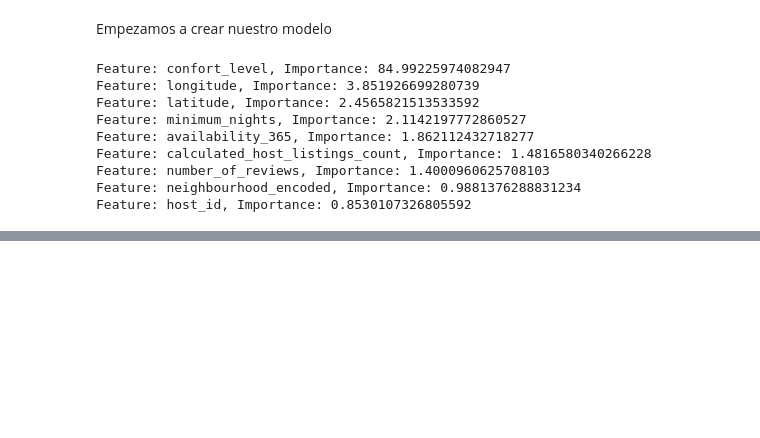
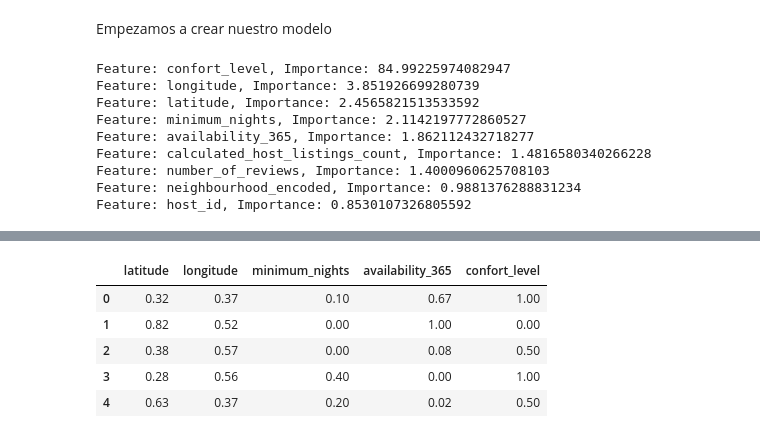
Before and after one commit to 4GeeksAcademy/machine-learning-joel, a Jupyter notebook: src/explore.ipynb, the cells around one changed output, grey strips where cells are left out. Cells and saved outputs as stored; diff of their text form; code cells hidden in the pictures; blank space fills up the shorter version.

```diff
--- a/src/explore.ipynb
+++ b/src/explore.ipynb
@@ -543,0 +562,21 @@ df_new
+# %%
+binary_cols = X_train[(X_train==0)|(X_train==1)].dropna(axis=1).columns
+X_train_num = X_train.drop(binary_cols, axis=1)
+X_test_num = X_test.drop(binary_cols, axis=1)
+# %%
+scaler = MinMaxScaler().fit(X_train_num)
+# %%
+X_train_num_sc = scaler.transform(X_train_num)
+X_test_num_sc = scaler.transform(X_test_num)
+# %%
+X_train_sc = pd.concat([pd.DataFrame(X_train_num_sc, columns = X_train_num.columns), X_train[binary_cols].reset_index(drop=True)], axis=1)
+X_test_sc = pd.concat([pd.DataFrame(X_test_num_sc, columns = X_test_num.columns), X_test[binary_cols].reset_index(drop=True)], axis=1)
+# %%
+X_train_sc.head()
+# %% [output]
+|  | latitude | longitude | minimum_nights | availability_365 | confort_level |
+| 0 | 0.32 | 0.37 | 0.10 | 0.67 | 1.00 |
+| 1 | 0.82 | 0.52 | 0.00 | 1.00 | 0.00 |
+| 2 | 0.38 | 0.57 | 0.00 | 0.08 | 0.50 |
+| 3 | 0.28 | 0.56 | 0.40 | 0.00 | 1.00 |
+| 4 | 0.63 | 0.37 | 0.20 | 0.02 | 0.50 |
```
Also changed, not shown: parts of 20 cells of this notebook.
